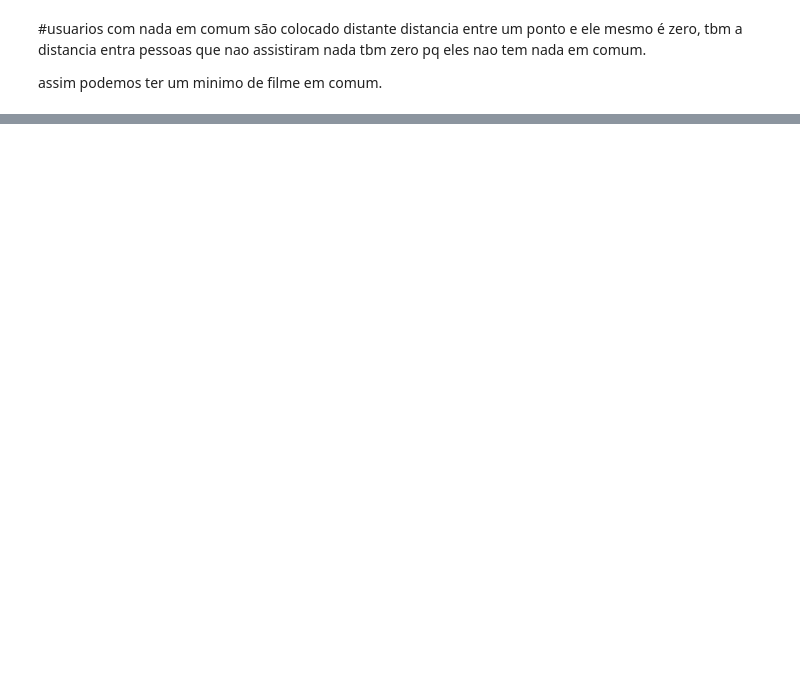
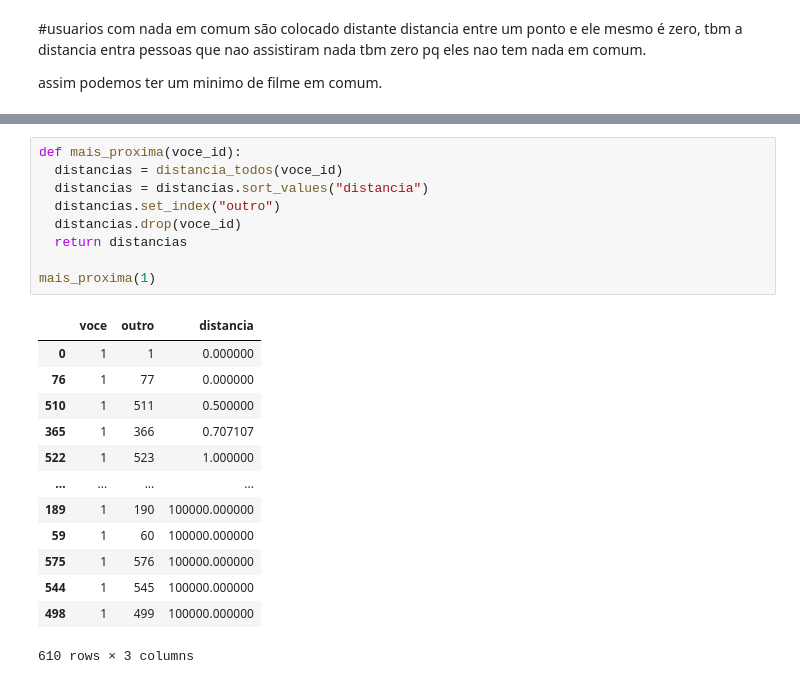
Before and after one commit to EduardoMoraesRitter/introducao-a-sistemas-de-recomendacao-com-python, a Jupyter notebook: distância_euclidiana_entre_usuários.ipynb, the cells around one changed output, grey strips where cells are left out. Saved outputs shown, nothing was run; the diff lists cells and outputs as text; blank space fills up the shorter version.

```diff
--- a/distância_euclidiana_entre_usuários.ipynb
+++ b/distância_euclidiana_entre_usuários.ipynb
@@ -260,0 +287,23 @@ TypeError: ignored
+# %%
+def mais_proxima(voce_id):
+  distancias = distancia_todos(voce_id)
+  distancias = distancias.sort_values("distancia")
+  distancias.set_index("outro")
+  distancias.drop(voce_id)
+  return distancias
+
+mais_proxima(1)
+# %% [output]
+|  | voce | outro | distancia |
+| 0 | 1 | 1 | 0.000000 |
+| 76 | 1 | 77 | 0.000000 |
+| 510 | 1 | 511 | 0.500000 |
+| 365 | 1 | 366 | 0.707107 |
+| 522 | 1 | 523 | 1.000000 |
+| ... | ... | ... | ... |
+| 189 | 1 | 190 | 100000.000000 |
+| 59 | 1 | 60 | 100000.000000 |
+| 575 | 1 | 576 | 100000.000000 |
+| 544 | 1 | 545 | 100000.000000 |
+| 498 | 1 | 499 | 100000.000000 |
+610 rows × 3 columns
```
Also changed, not shown: parts of 6 cells of this notebook.
